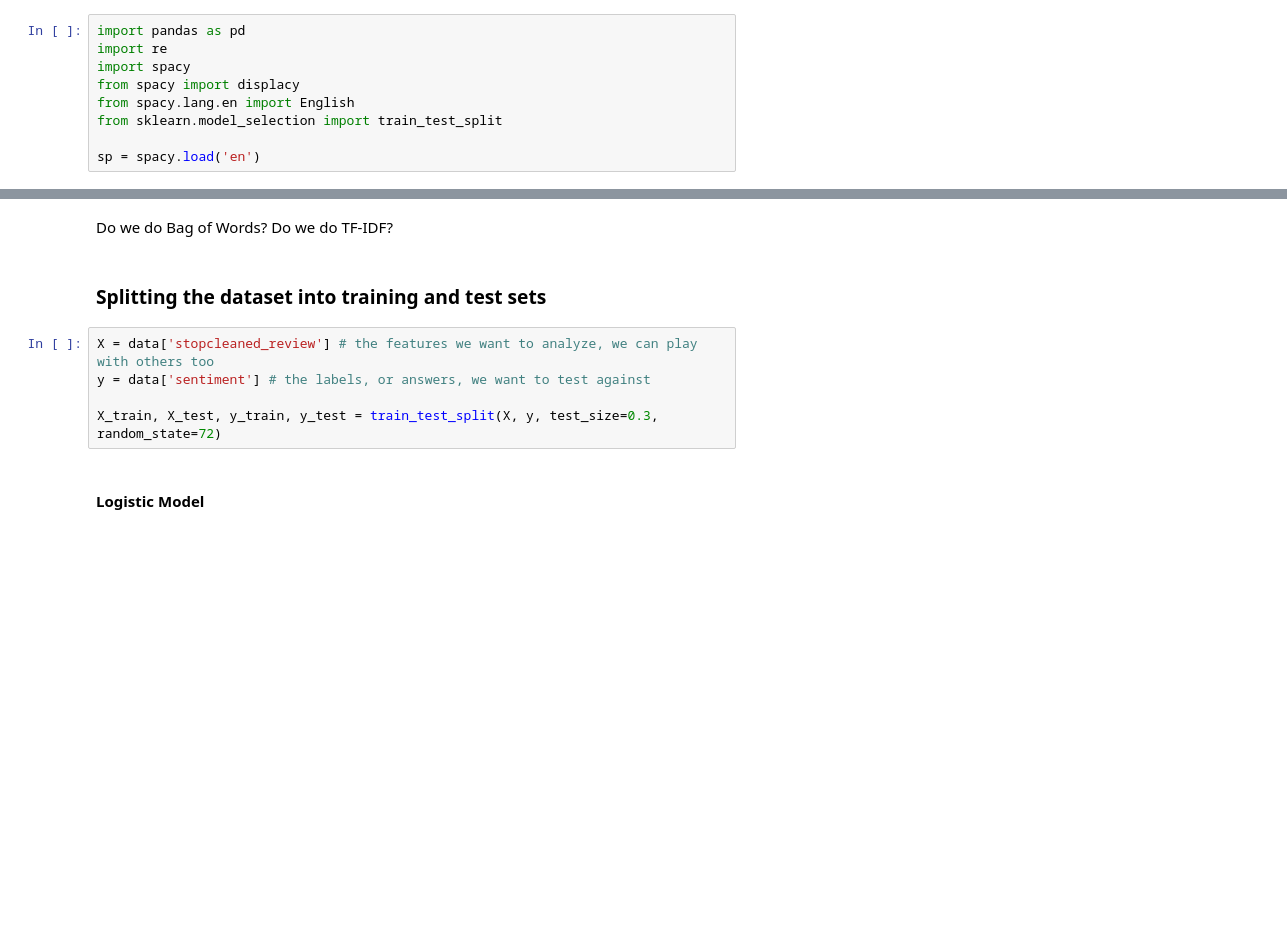
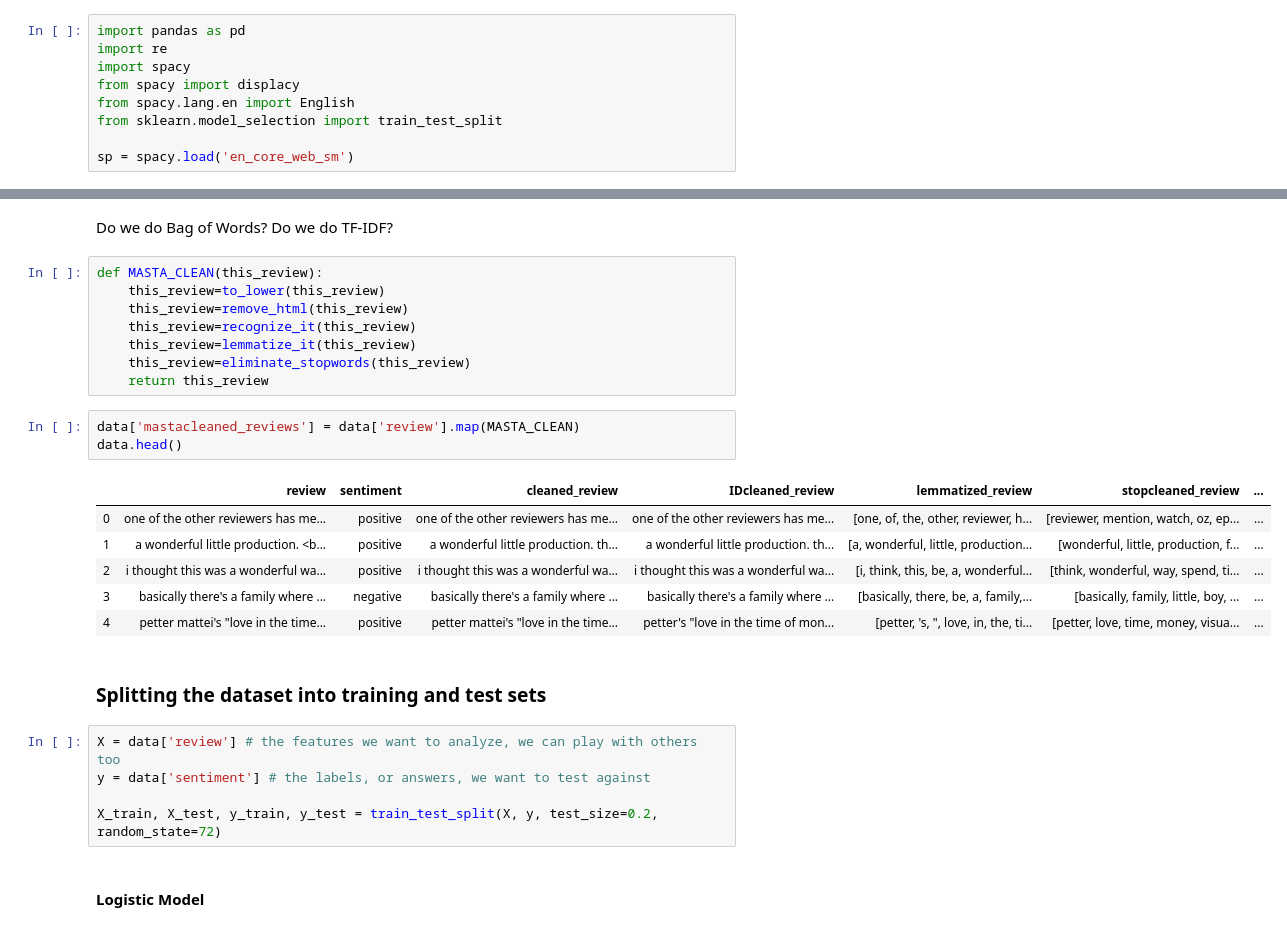
Before and after one commit to SylvainLosey/DMML2019_Team_Orange, a Jupyter notebook: code/main.ipynb, the cells around one changed output, grey strips where cells are left out. Cells and saved outputs as stored; diff of their text form; blank space fills up the shorter version.

```diff
--- a/code/main.ipynb
+++ b/code/main.ipynb
@@ -34,7 +34,7 @@ from spacy import displacy
 from spacy.lang.en import English
 from sklearn.model_selection import train_test_split
 
-sp = spacy.load('en')
+sp = spacy.load('en_core_web_sm')
 # %% [markdown]
 ### Import dataset
 # %%
@@ -189,13 +197,31 @@ data.head()
 # %% [markdown]
 Do we do Bag of Words?
 Do we do TF-IDF?
+# %%
+def MASTA_CLEAN(this_review):
+    this_review=to_lower(this_review)
+    this_review=remove_html(this_review)
+    this_review=recognize_it(this_review)
+    this_review=lemmatize_it(this_review)
+    this_review=eliminate_stopwords(this_review)
+    return this_review
+# %%
+data['mastacleaned_reviews'] = data['review'].map(MASTA_CLEAN)
+data.head()
+# %% [output]
+|  | review | sentiment | cleaned_review | IDcleaned_review | lemmatized_review | stopcleaned_review | ... |
+| 0 | one of the other reviewers has me... | positive | one of the other reviewers has me... | one of the other reviewers has me... | [one, of, the, other, reviewer, h... | [reviewer, mention, watch, oz, ep... | ... |
+| 1 | a wonderful little production. <b... | positive | a wonderful little production. th... | a wonderful little production. th... | [a, wonderful, little, production... | [wonderful, little, production, f... | ... |
+| 2 | i thought this was a wonderful wa... | positive | i thought this was a wonderful wa... | i thought this was a wonderful wa... | [i, think, this, be, a, wonderful... | [think, wonderful, way, spend, ti... | ... |
+| 3 | basically there's a family where ... | negative | basically there's a family where ... | basically there's a family where ... | [basically, there, be, a, family,... | [basically, family, little, boy, ... | ... |
+| 4 | petter mattei's "love in the time... | positive | petter mattei's "love in the time... | petter's "love in the time of mon... | [petter, 's, ", love, in, the, ti... | [petter, love, time, money, visua... | ... |
 # %% [markdown]
 ### Splitting the dataset into training and test sets
 # %%
-X = data['stopcleaned_review'] # the features we want to analyze, we can play with others too
+X = data['review'] # the features we want to analyze, we can play with others too
 y = data['sentiment'] # the labels, or answers, we want to test against
 
-X_train, X_test, y_train, y_test = train_test_split(X, y, test_size=0.3, random_state=72)
+X_train, X_test, y_train, y_test = train_test_split(X, y, test_size=0.2, random_state=72)
 # %% [markdown]
 #### Logistic Model
 # %%
```
Also changed, not shown: parts of 22 cells of this notebook.
